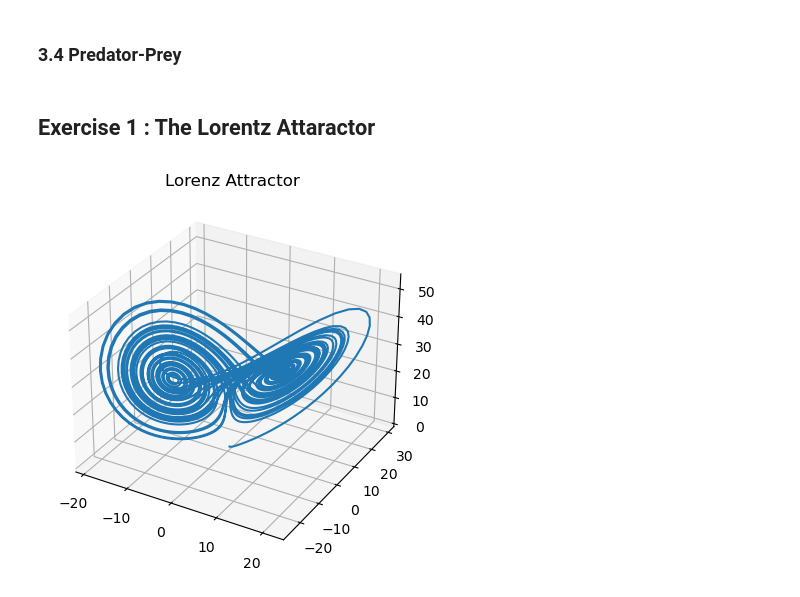
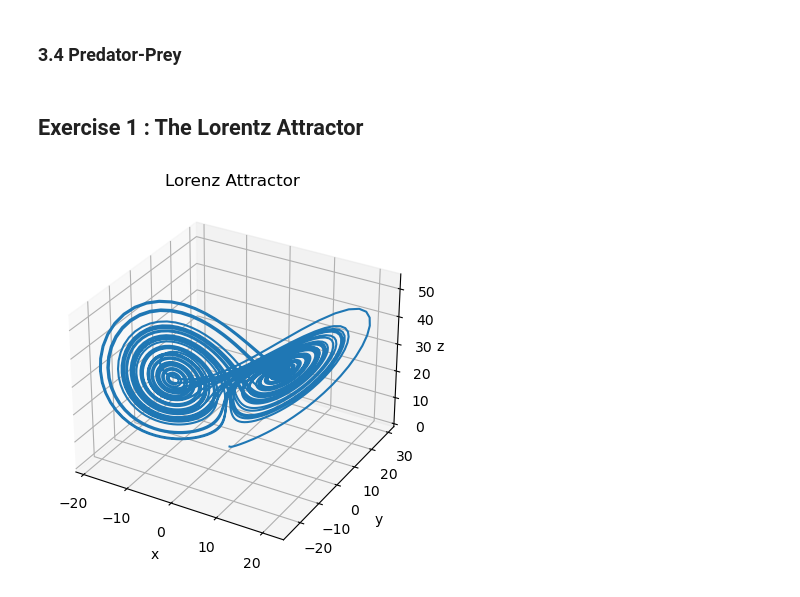
Before and after one commit to SPS-SP2273/learning-portfolio-sean-alnawaz, a Jupyter notebook: numerical solutions/numerical_solutions_(good).ipynb, the cells around one changed output. Drawn from its saved outputs; the diff is of its cells as text; code cells hidden in the pictures.

```diff
--- a/numerical solutions/numerical_solutions_(good).ipynb
+++ b/numerical solutions/numerical_solutions_(good).ipynb
@@ -230,13 +230,8 @@ max_time = 10
 dt = 0.001
 rabbits0, foxes0 = 1, .1
 
-# Lotka-Volterra equations
+# Function to determine change in the number of foxes and rabbits
 def dy_dt(y, t):
-    '''
-    Function for the derivative.
-    - y contains all the variables for the simulation
-    - t is the dependant variable
-    '''
 
     rabbits, foxes = y
 
@@ -254,23 +249,26 @@ def dy_dt(y, t):
 data = {}
 data['time'] = np.arange(0, max_time, dt)
 
-# Note the order I pass the rabbit and fox information
-results = odeint(y0=[rabbits0, foxes0],          # Dependant variable
+results = odeint(y0=[rabbits0, foxes0],          # Dependent variable
                  func=dy_dt,                     # Derivatives
-                 t=data['time']                  # Independant variable
+                 t=data['time']                  # Independent variable
                  )
-# Extract the individual results (Note, the order matters)
+
 data['rabbits'] = results[:, 0]
 data['foxes'] = results[:, 1]
 # %% [markdown]
-## Exercise 1 :  The Lorentz Attaractor
+## Exercise 1 :  The Lorentz Attractor
 # %%
+import matplotlib.animation as anim
+
+# Set variables
 max_time = 50
 dt = 0.01
 x0, y0, z0 = 0,1,0
 time, x, y, z =0,x0,y0,z0
 data = []
 
+# Define functions
 def dx_dt(x, y):
     s = 10
     return s*(y-x)
@@ -278,32 +276,39 @@ def dx_dt(x, y):
 def dy_dt(x, y, z):
     p = 28
     return x*(p-z)-y
 
 def dz_dt(x, y, z):
     b = 8/3
     return x*y-b*z
 
+# Add coordinates into dataset at interval dt until maximum time is reached
 while True:
     data.append([x,y,z])
 
     x_new = x + dx_dt(x, y)*dt
     y_new = y + dy_dt(x, y, z)*dt
     z = z + dz_dt(x, y, z)*dt
 
     x = x_new
     y = y_new
 
     time += dt
 
     if time > max_time:
         break
 
 data = np.array(data)
 data = {'x': data[:, 0], 'y': data[:, 1], 'z': data[:,2]}
 
+# Plot the 3D graph
 ax = plt.axes(projection='3d')
 ax.plot3D(data['x'], data['y'], data['z'])
-ax.set_title('Lorenz Attractor')
+ax.set_xlabel("x")
+ax.set_ylabel("y")
+ax.set_zlabel("z")
+ax.zaxis.labelpad=-2
+ax.set_title("Lorenz Attractor")
+
 plt.show()
 # %% [output]
-[figure, old version]
+[figure, new version]
```
